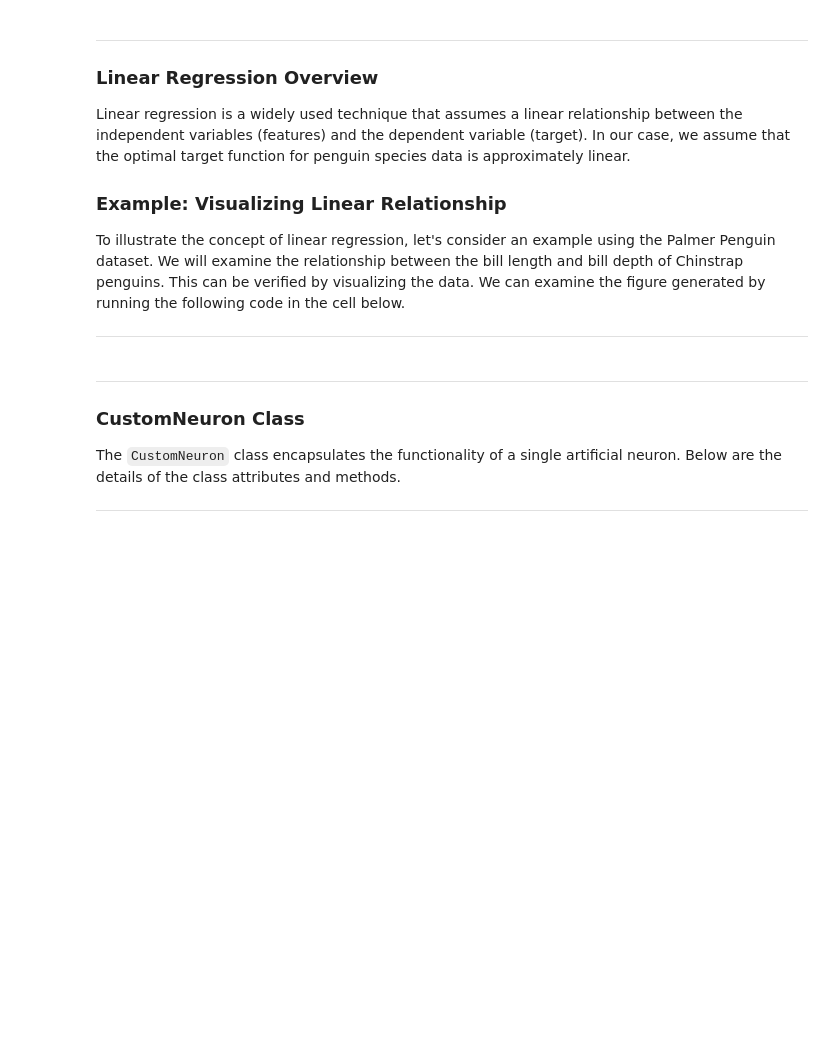
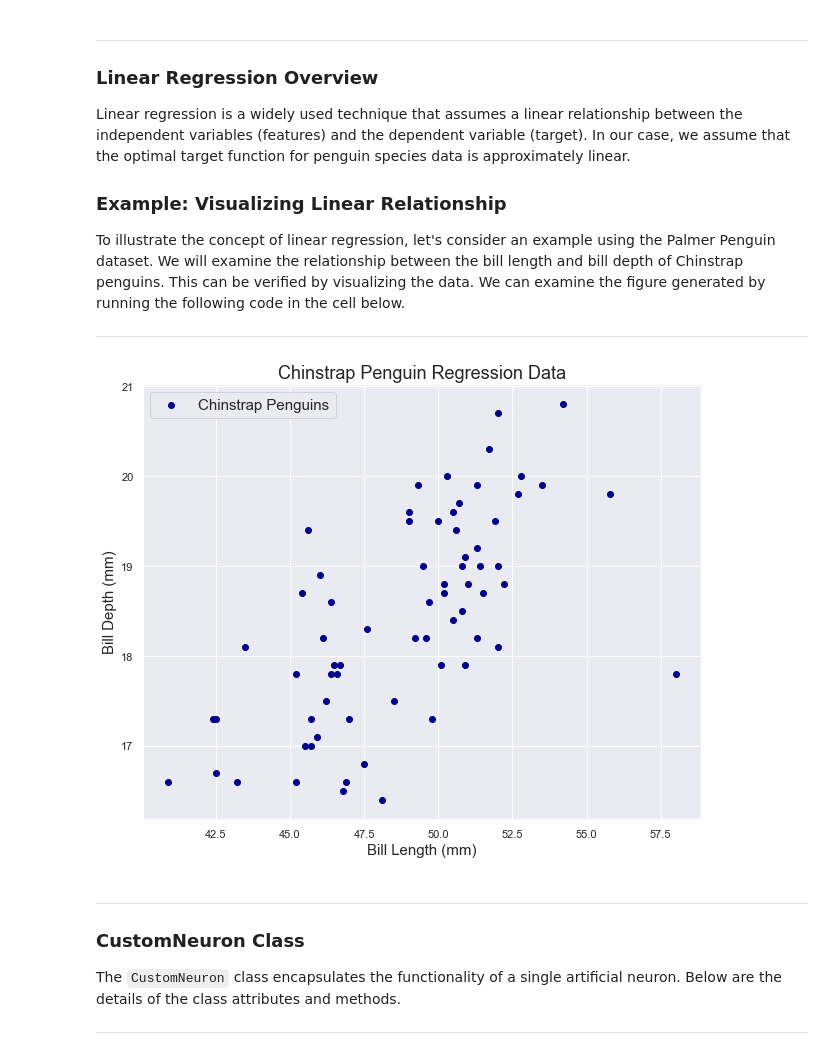
Before and after one commit to Jghamdi/INDE577_Repo, a Jupyter notebook: Second Algorithm/Gradient Descent_Algo.ipynb, the cells around one changed output. Saved outputs shown, nothing was run; the diff lists cells and outputs as text; code cells hidden in the pictures; blank space fills up the shorter version.

```diff
--- a/Second Algorithm/Gradient Descent_Algo.ipynb
+++ b/Second Algorithm/Gradient Descent_Algo.ipynb
@@ -46,28 +46,30 @@ To illustrate the concept of linear regression, let's consider an example using
 # %%
 # Import necessary libraries and set the Seaborn theme.
 import matplotlib.pyplot as plt
 import numpy as np
 import pandas as pd
 import seaborn as sns
 sns.set_theme()
 
 # Load the Palmer Penguin dataset.
 df = pd.read_csv('palmer_penguins.csv')
 
 # Select all rows for the 'Chinstrap' species.
 target_data = df[df['species'] == 'Chinstrap'][['bill_length_mm', 'bill_depth_mm']]
 
 # Plot the selected data points for 'Chinstrap' species based on bill measurements.
 plt.figure(figsize=(10, 8))
 plt.scatter(target_data['bill_length_mm'],
             target_data['bill_depth_mm'],
-            color='lightblue',
+            color='darkblue',
             label='Chinstrap Penguins')
 plt.xlabel('Bill Length (mm)', fontsize=15)
 plt.ylabel('Bill Depth (mm)', fontsize=15)
 plt.title('Chinstrap Penguin Regression Data', fontsize=18)
 plt.legend(fontsize=15)
 plt.show()
+# %% [output]
+[figure, added]
 # %% [markdown]
 
 ---
```
Also changed, not shown: parts of 10 cells of this notebook.
